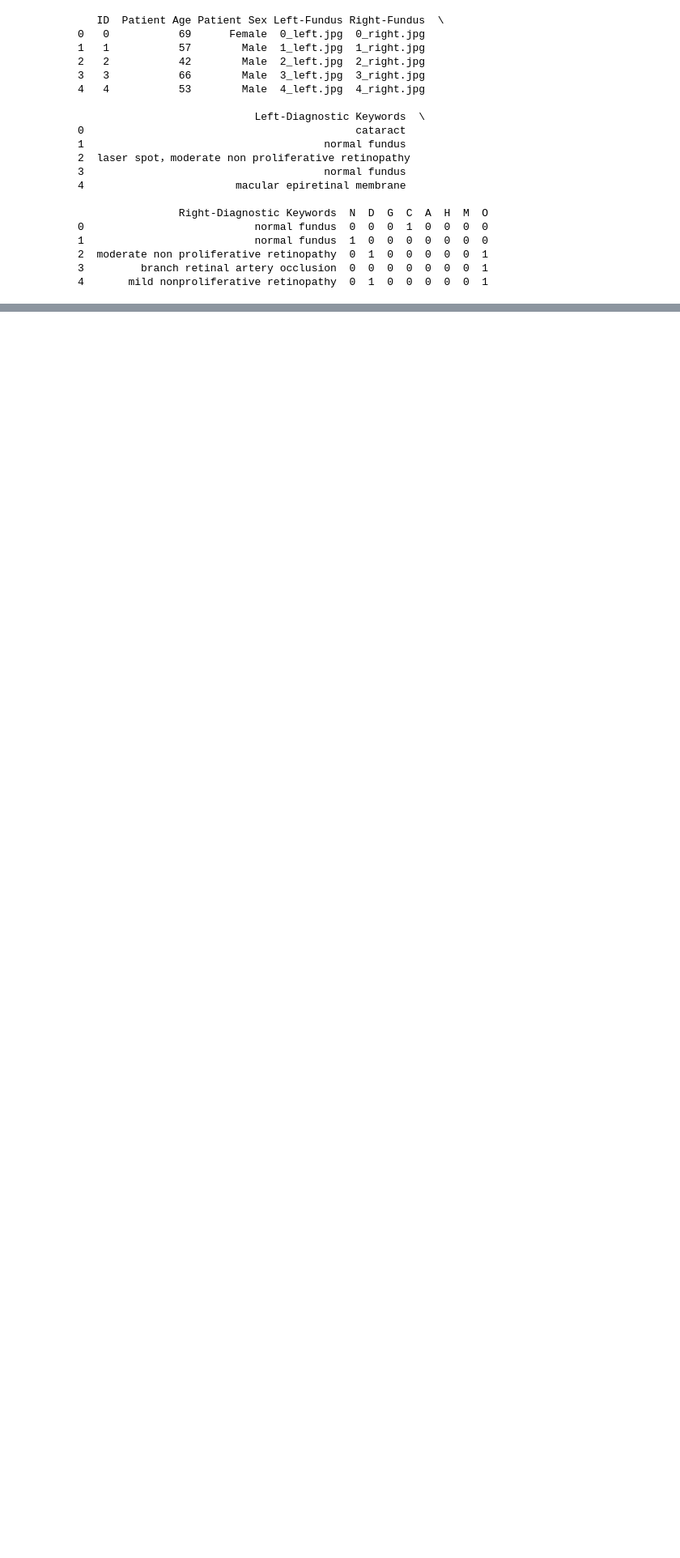
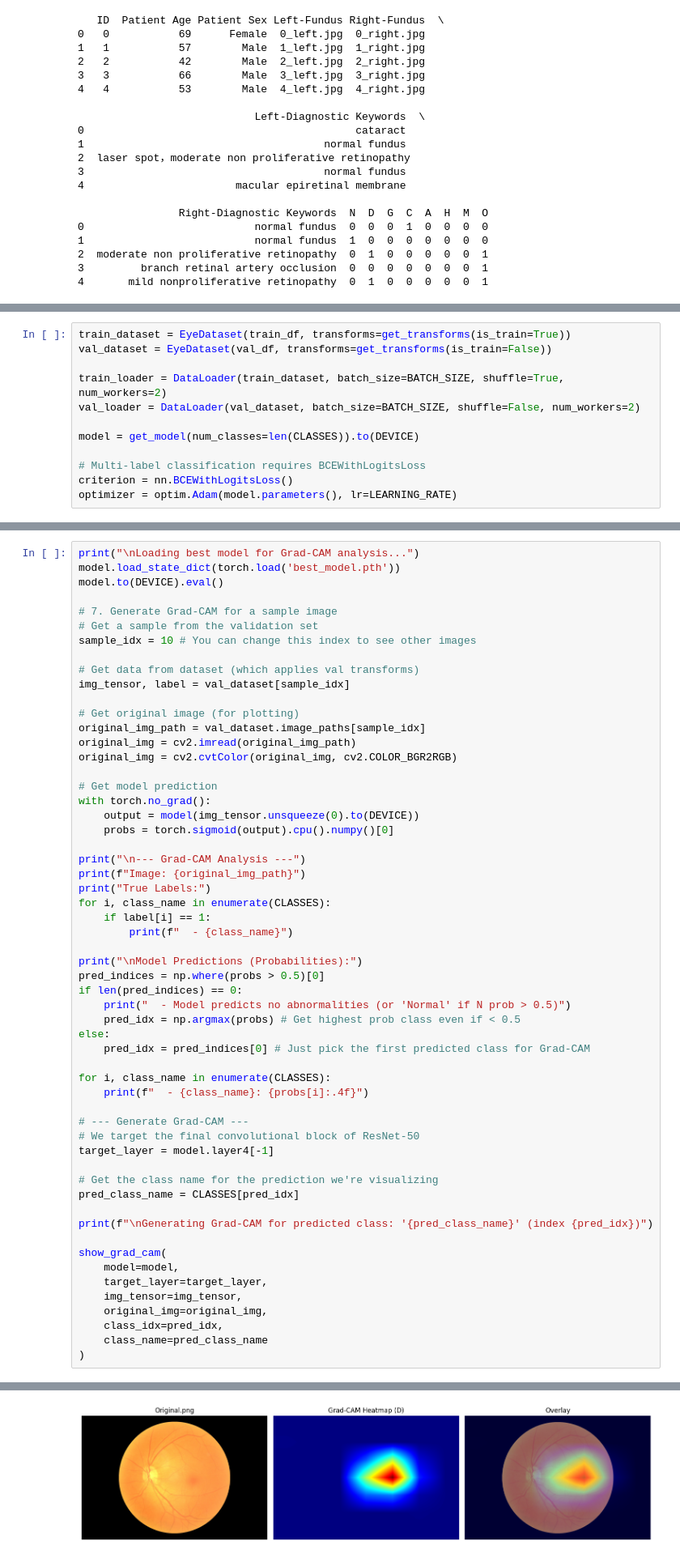
Before and after one commit to ATHARVA316-DEV/Ocular_Disease_Model, a Jupyter notebook: try4.ipynb, the cells around one changed output, grey strips where cells are left out. Shown at 81% size. Saved outputs shown, nothing was run; the diff lists cells and outputs as text; blank space fills up the shorter version.

```diff
--- a/try4.ipynb
+++ b/try4.ipynb
@@ -94,0 +392,12 @@ print(df.head())
+# %%
+train_dataset = EyeDataset(train_df, transforms=get_transforms(is_train=True))
+val_dataset = EyeDataset(val_df, transforms=get_transforms(is_train=False))
+
+train_loader = DataLoader(train_dataset, batch_size=BATCH_SIZE, shuffle=True, num_workers=2)
+val_loader = DataLoader(val_dataset, batch_size=BATCH_SIZE, shuffle=False, num_workers=2)
+
+model = get_model(num_classes=len(CLASSES)).to(DEVICE)
+
+# Multi-label classification requires BCEWithLogitsLoss
+criterion = nn.BCEWithLogitsLoss()
+optimizer = optim.Adam(model.parameters(), lr=LEARNING_RATE)
@@ -94,0 +441,58 @@ print(df.head())
+# %%
+print("\nLoading best model for Grad-CAM analysis...")
+model.load_state_dict(torch.load('best_model.pth'))
+model.to(DEVICE).eval()
+
+# 7. Generate Grad-CAM for a sample image
+# Get a sample from the validation set
+sample_idx = 10 # You can change this index to see other images
+
+# Get data from dataset (which applies val transforms)
+img_tensor, label = val_dataset[sample_idx]
+
+# Get original image (for plotting)
+original_img_path = val_dataset.image_paths[sample_idx]
+original_img = cv2.imread(original_img_path)
+original_img = cv2.cvtColor(original_img, cv2.COLOR_BGR2RGB)
+
+# Get model prediction
+with torch.no_grad():
+    output = model(img_tensor.unsqueeze(0).to(DEVICE))
+    probs = torch.sigmoid(output).cpu().numpy()[0]
+
+print("\n--- Grad-CAM Analysis ---")
+print(f"Image: {original_img_path}")
+print("True Labels:")
+for i, class_name in enumerate(CLASSES):
+    if label[i] == 1:
+        print(f"  - {class_name}")
+
+print("\nModel Predictions (Probabilities):")
+pred_indices = np.where(probs > 0.5)[0]
+if len(pred_indices) == 0:
+    print("  - Model predicts no abnormalities (or 'Normal' if N prob > 0.5)")
+    pred_idx = np.argmax(probs) # Get highest prob class even if < 0.5
+else:
+    pred_idx = pred_indices[0] # Just pick the first predicted class for Grad-CAM
+
+for i, class_name in enumerate(CLASSES):
+    print(f"  - {class_name}: {probs[i]:.4f}")
+
+# --- Generate Grad-CAM ---
+# We target the final convolutional block of ResNet-50
+target_layer = model.layer4[-1]
+
+# Get the class name for the prediction we're visualizing
+pred_class_name = CLASSES[pred_idx]
+
+print(f"\nGenerating Grad-CAM for predicted class: '{pred_class_name}' (index {pred_idx})")
+
+show_grad_cam(
+    model=model,
+    target_layer=target_layer,
+    img_tensor=img_tensor,
+    original_img=original_img,
+    class_idx=pred_idx,
+    class_name=pred_class_name
+)
+# %% [output]
@@ -94,0 +517 @@ print(df.head())
+[figure, added]
```
Also changed, not shown: parts of 11 cells of this notebook.
